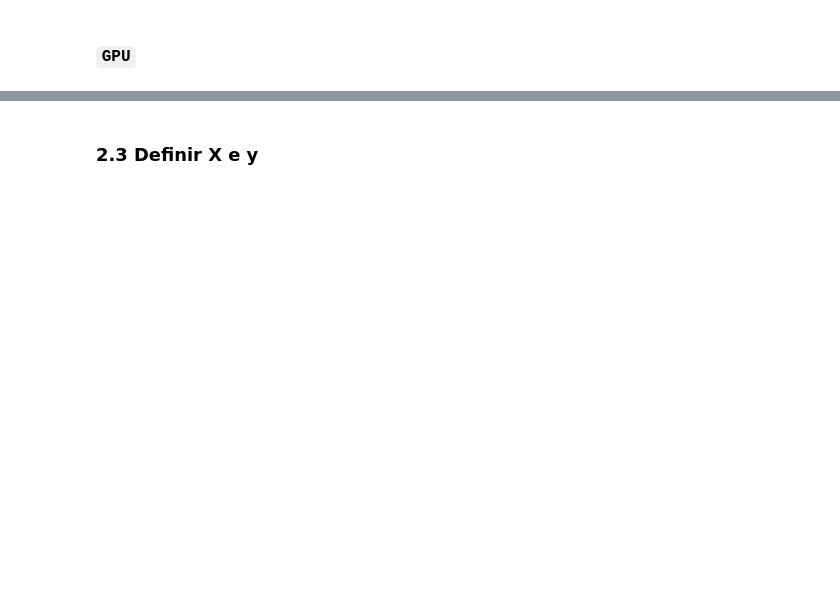
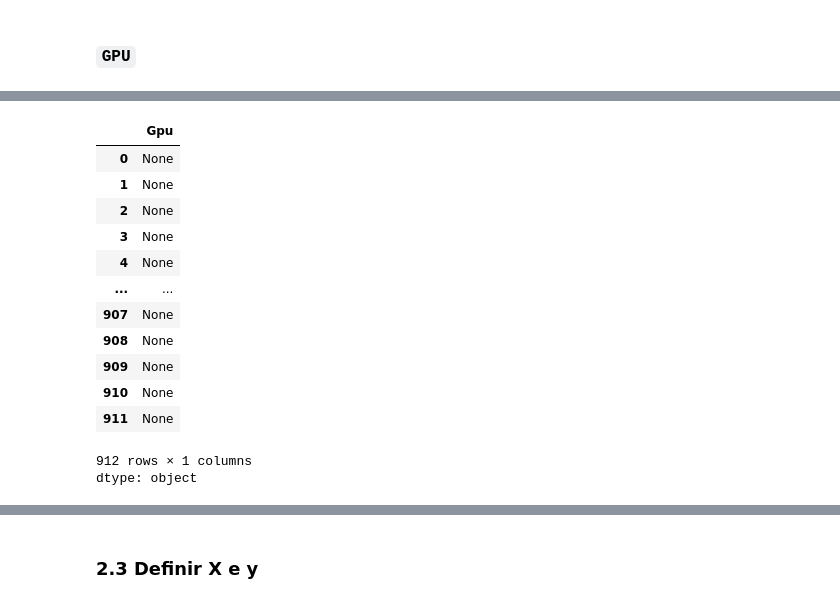
Before and after one commit to aaerror/ONLINE_DS_THEBRIDGE_AAC, a Jupyter notebook: TC_04_Sprint_12_Kaggle/kaggle.ipynb, the cells around one changed output, grey strips where cells are left out. Cells and saved outputs as stored; diff of their text form; code cells hidden in the pictures; blank space fills up the shorter version.

Commit message:
Extracción de data de gpu

```diff
--- a/TC_04_Sprint_12_Kaggle/kaggle.ipynb
+++ b/TC_04_Sprint_12_Kaggle/kaggle.ipynb
@@ -302,0 +294,31 @@ df.head()
+# %%
+def extract_gpu_data(value):
+    data = {}
+    if "intel" in value.lower():
+        pattern = r"(?P<brand>Intel)\s(?P<family>[A-z\s]*)\s(?P<model>\d+[A-z]?)"
+        is_match = re.search(pattern, value, re.IGNORECASE)
+        if is_match:
+            data["gpu_brand"] = is_match.group("brand")
+            data["gpu_family"] = is_match.groups("family")
+            data["gpu_model"] = is_match.groups("model")
+
+    # return data
+
+
+mask = df["Gpu"].str.contains("intel", case=False)
+df.loc[:, "Gpu"].apply(extract_gpu_data)
+# %% [output]
+|  | Gpu |
+| 0 | None |
+| 1 | None |
+| 2 | None |
+| 3 | None |
+| 4 | None |
+| ... | ... |
+| 907 | None |
+| 908 | None |
+| 909 | None |
+| 910 | None |
+| 911 | None |
+912 rows × 1 columns
+dtype: object
```
Also changed, not shown: parts of 14 cells of this notebook.
